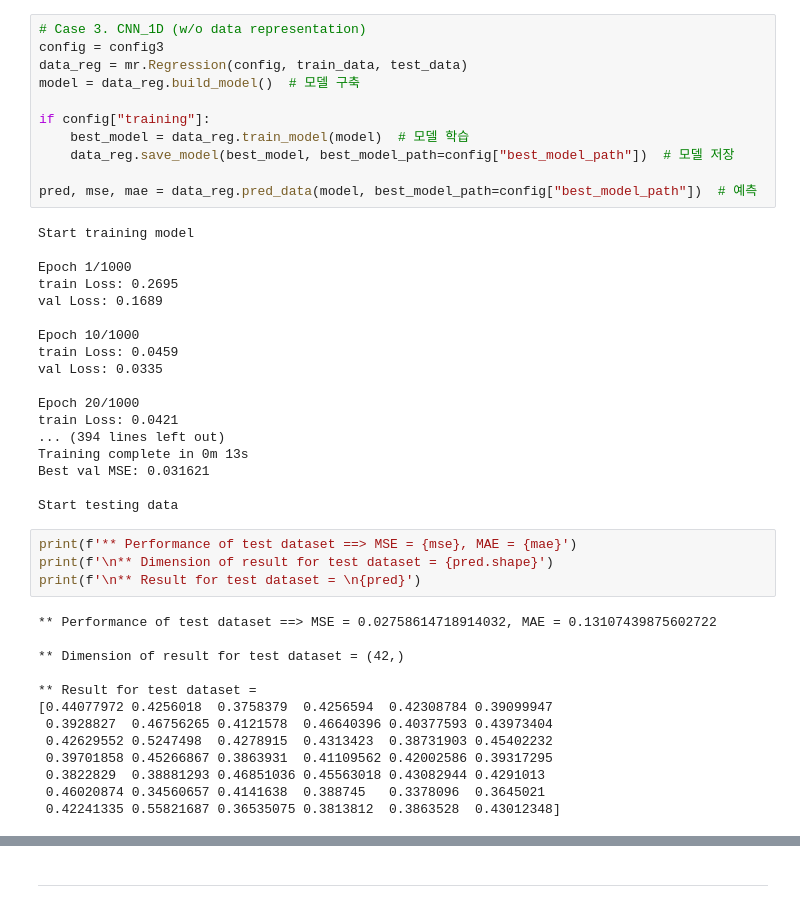
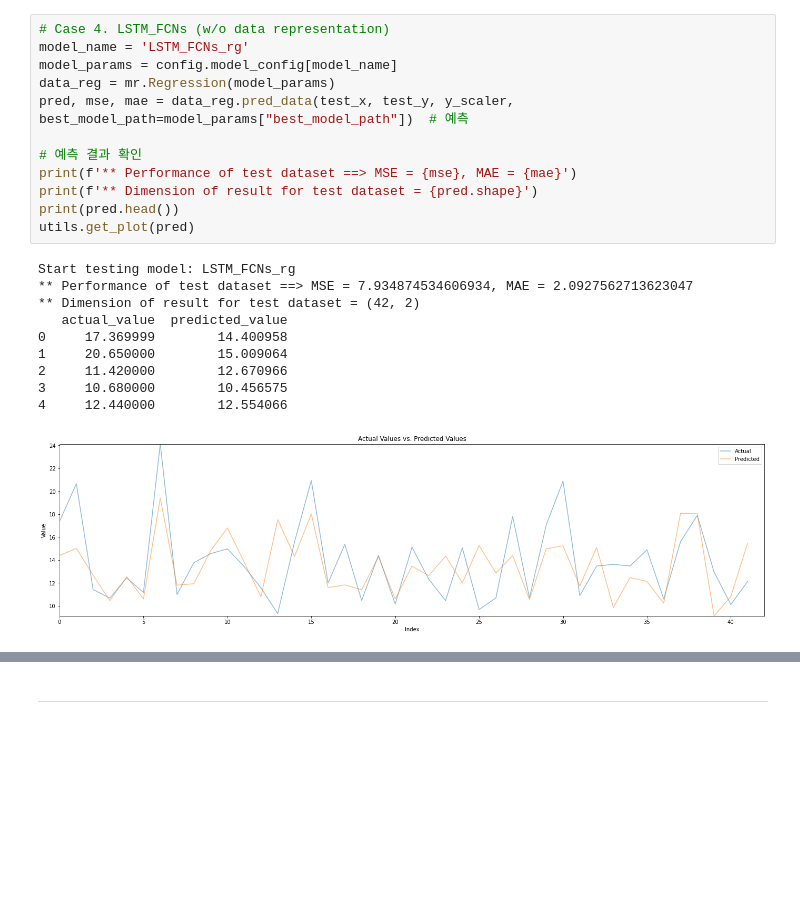
Before and after one commit to ClustProject/KUDataRegression, a Jupyter notebook: Test.ipynb, the cells around one changed output, grey strips where cells are left out. Saved outputs shown, nothing was run; the diff lists cells and outputs as text; blank space fills up the shorter version.

```diff
--- a/Test.ipynb
+++ b/Test.ipynb
@@ -312,46 +91,23 @@ RMSE:  2.8174
-# %%
-# Case 3. CNN_1D (w/o data representation)
-config = config3
-data_reg = mr.Regression(config, train_data, test_data)
-model = data_reg.build_model()  # 모델 구축
-
-if config["training"]:
-    best_model = data_reg.train_model(model)  # 모델 학습
-    data_reg.save_model(best_model, best_model_path=config["best_model_path"])  # 모델 저장
-
-pred, mse, mae = data_reg.pred_data(model, best_model_path=config["best_model_path"])  # 예측
-# %% [output]
-Start training model
-
-Epoch 1/1000
-train Loss: 0.2695
-val Loss: 0.1689
-
-Epoch 10/1000
-train Loss: 0.0459
-val Loss: 0.0335
-
-Epoch 20/1000
-train Loss: 0.0421
-... (394 lines left out)
-Training complete in 0m 13s
-Best val MSE: 0.031621
-
-Start testing data
 # %%
+# Case 4. LSTM_FCNs (w/o data representation)
+model_name = 'LSTM_FCNs_rg'
+model_params = config.model_config[model_name]
+data_reg = mr.Regression(model_params)
+pred, mse, mae = data_reg.pred_data(test_x, test_y, y_scaler, best_model_path=model_params["best_model_path"])  # 예측
+
+# 예측 결과 확인
 print(f'** Performance of test dataset ==> MSE = {mse}, MAE = {mae}')
-print(f'\n** Dimension of result for test dataset = {pred.shape}')
-print(f'\n** Result for test dataset = \n{pred}')
+print(f'** Dimension of result for test dataset = {pred.shape}')
+print(pred.head())
+utils.get_plot(pred)
 # %% [output]
-** Performance of test dataset ==> MSE = 0.02758614718914032, MAE = 0.13107439875602722
-
-** Dimension of result for test dataset = (42,)
-
-** Result for test dataset =
-[0.44077972 0.4256018  0.3758379  0.4256594  0.42308784 0.39099947
- 0.3928827  0.46756265 0.4121578  0.46640396 0.40377593 0.43973404
- 0.42629552 0.5247498  0.4278915  0.4313423  0.38731903 0.45402232
- 0.39701858 0.45266867 0.3863931  0.41109562 0.42002586 0.39317295
- 0.3822829  0.38881293 0.46851036 0.45563018 0.43082944 0.4291013
- 0.46020874 0.34560657 0.4141638  0.388745   0.3378096  0.3645021
- 0.42241335 0.55821687 0.36535075 0.3813812  0.3863528  0.43012348]
+Start testing model: LSTM_FCNs_rg
+** Performance of test dataset ==> MSE = 7.934874534606934, MAE = 2.0927562713623047
+** Dimension of result for test dataset = (42, 2)
+   actual_value  predicted_value
+0     17.369999        14.400958
+1     20.650000        15.009064
+2     11.420000        12.670966
+3     10.680000        10.456575
+4     12.440000        12.554066
+[figure, added]
```
Also changed, not shown: parts of 25 cells of this notebook, 13 other files.
